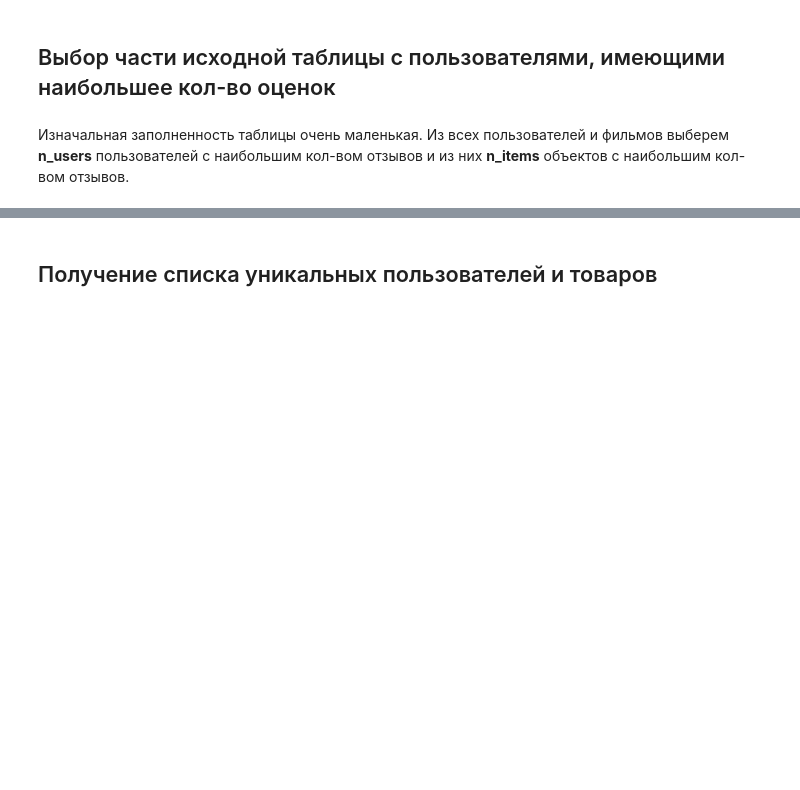
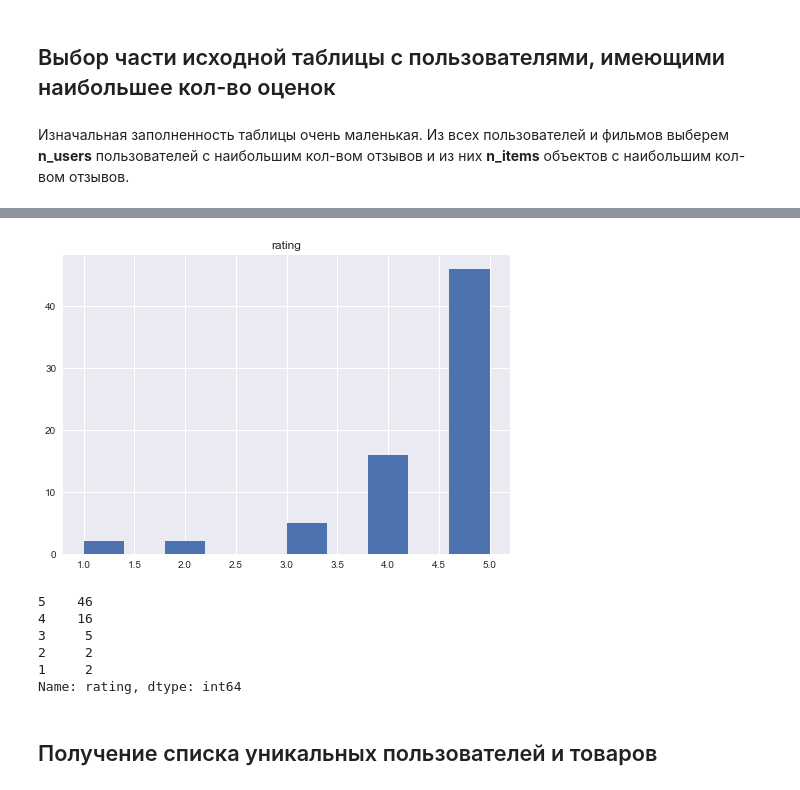
Before and after one commit to Copatych/ngtu_intell_systems, a Jupyter notebook: lab_work_1_2.ipynb, the cells around one changed output, grey strips where cells are left out. Cells and saved outputs as stored; diff of their text form; code cells hidden in the pictures; blank space fills up the shorter version.

```diff
--- a/lab_work_1_2.ipynb
+++ b/lab_work_1_2.ipynb
@@ -161,3 +161,15 @@ short_description_of_filling(rankings)
+# %%
+rankings.hist()
+plt.show()
+print(rankings["rating"].value_counts())
+# %% [output]
+[figure, added]
+5    46
+4    16
+3     5
+2     2
+1     2
+Name: rating, dtype: int64
 # %% [markdown]
 ## Получение списка уникальных пользователей и товаров
 # %%
```
Also changed, not shown: parts of 33 cells of this notebook.
